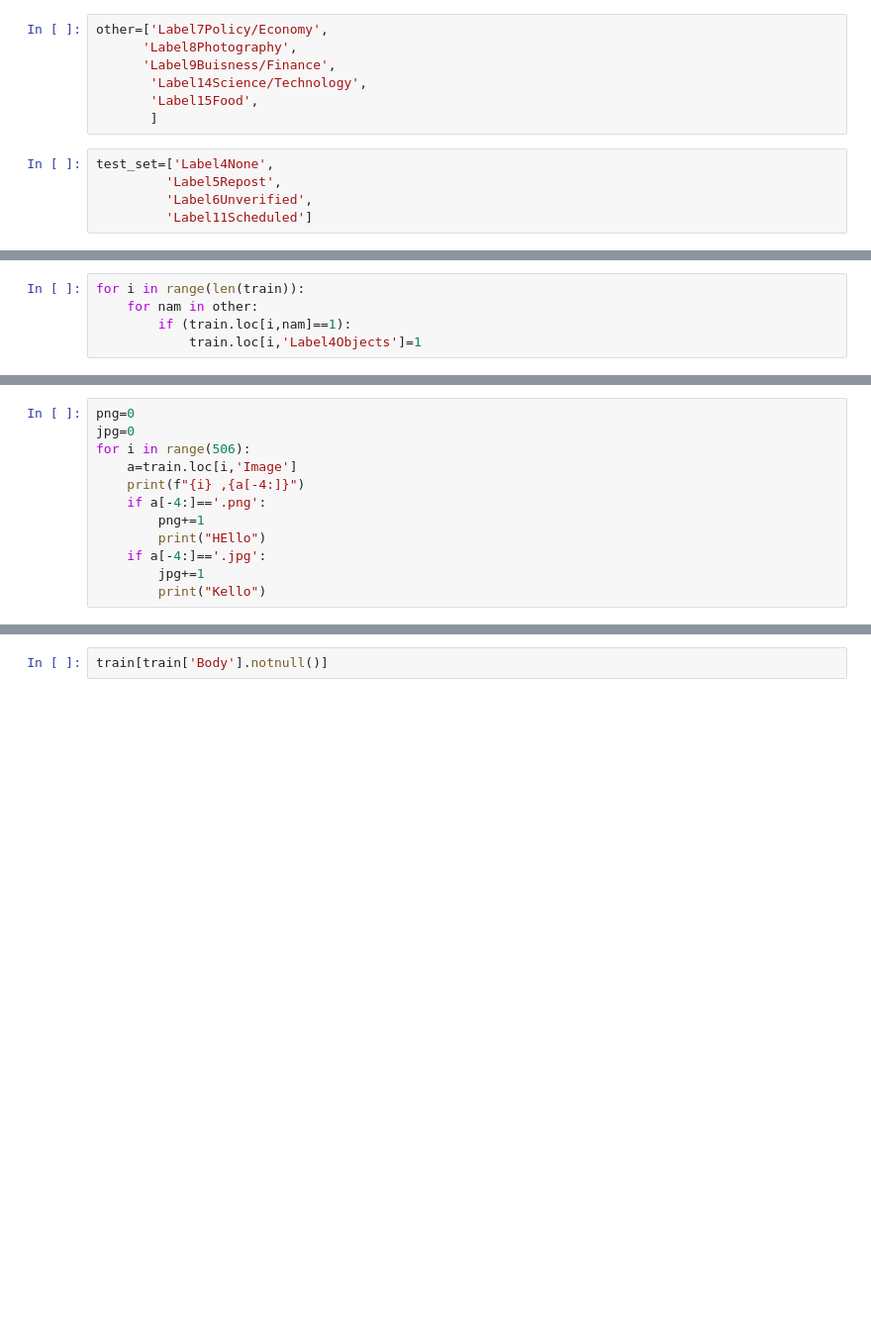
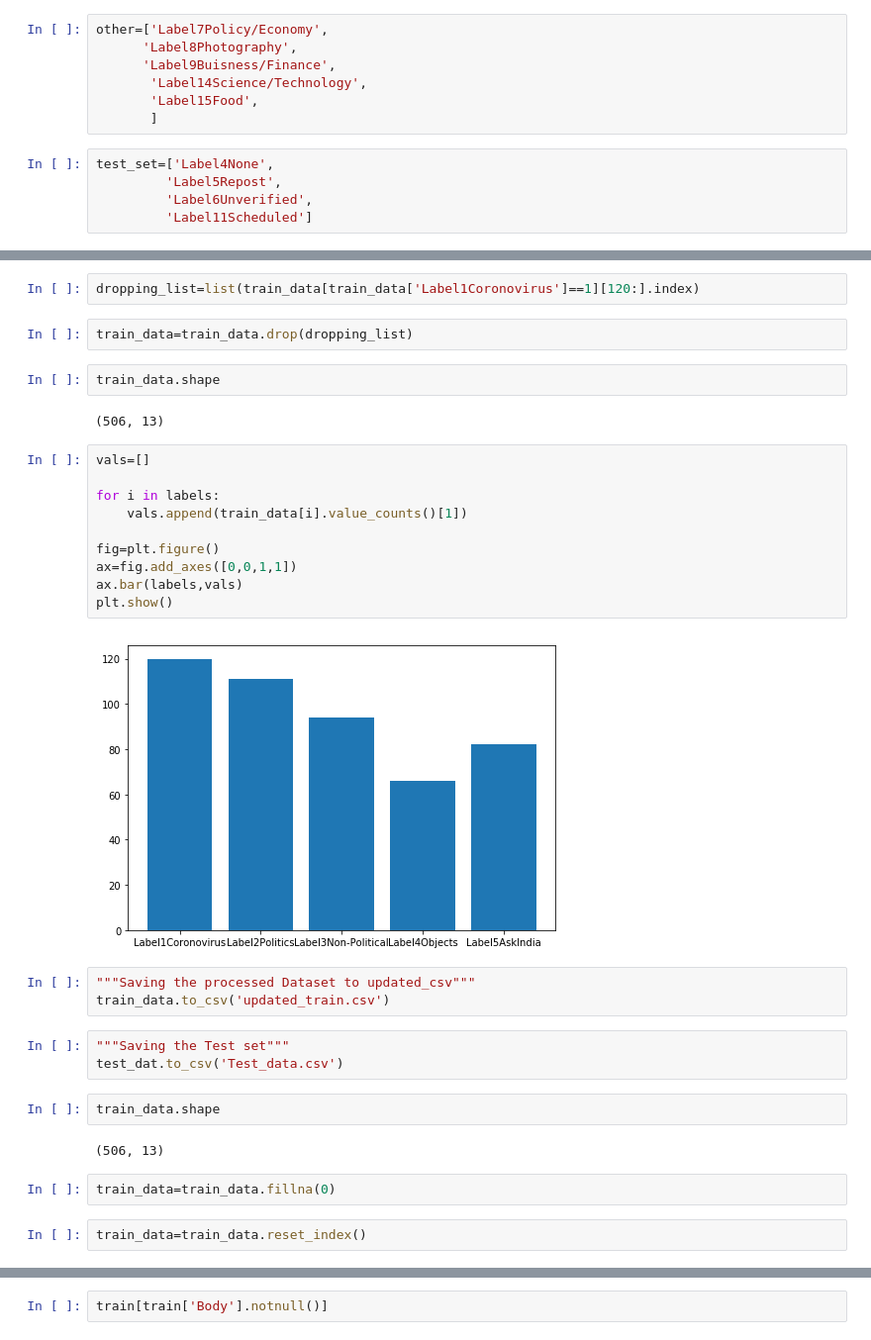
Before and after one commit to Ishan-Kumar2/Reddit-Flair-Detector, a Jupyter notebook: EDA.ipynb, the cells around one changed output, grey strips where cells are left out. Shown at 99% size. Cells and saved outputs as stored; diff of their text form; blank space fills up the shorter version.

```diff
--- a/EDA.ipynb
+++ b/EDA.ipynb
@@ -141,5 +215,0 @@ Coronavirus (COVID-19) Megathread - News and Updates - 3
-# %%
-for i in range(len(train)):
-    for nam in other:
-        if (train.loc[i,nam]==1):
-            train.loc[i,'Label4Objects']=1
@@ -337,12 +215,0 @@ train=pd.read_csv('updated_train.csv')
-# %%
-png=0
-jpg=0
-for i in range(506):
-    a=train.loc[i,'Image']
-    print(f"{i} ,{a[-4:]}")
-    if a[-4:]=='.png':
-        png+=1
-        print("HEllo")
-    if a[-4:]=='.jpg':
-        jpg+=1
-        print("Kello")
@@ -379,0 +216,34 @@ train.head()
+# %%
+dropping_list=list(train_data[train_data['Label1Coronovirus']==1][120:].index)
+# %%
+train_data=train_data.drop(dropping_list)
+# %%
+train_data.shape
+# %% [output]
+(506, 13)
+# %%
+vals=[]
+
+for i in labels:
+    vals.append(train_data[i].value_counts()[1])
+
+fig=plt.figure()
+ax=fig.add_axes([0,0,1,1])
+ax.bar(labels,vals)
+plt.show()
+# %% [output]
+[figure, added]
+# %%
+"""Saving the processed Dataset to updated_csv"""
+train_data.to_csv('updated_train.csv')
+# %%
+"""Saving the Test set"""
+test_dat.to_csv('Test_data.csv')
+# %%
+train_data.shape
+# %% [output]
+(506, 13)
+# %%
+train_data=train_data.fillna(0)
+# %%
+train_data=train_data.reset_index()
```
Also changed, not shown: parts of 111 cells of this notebook.
